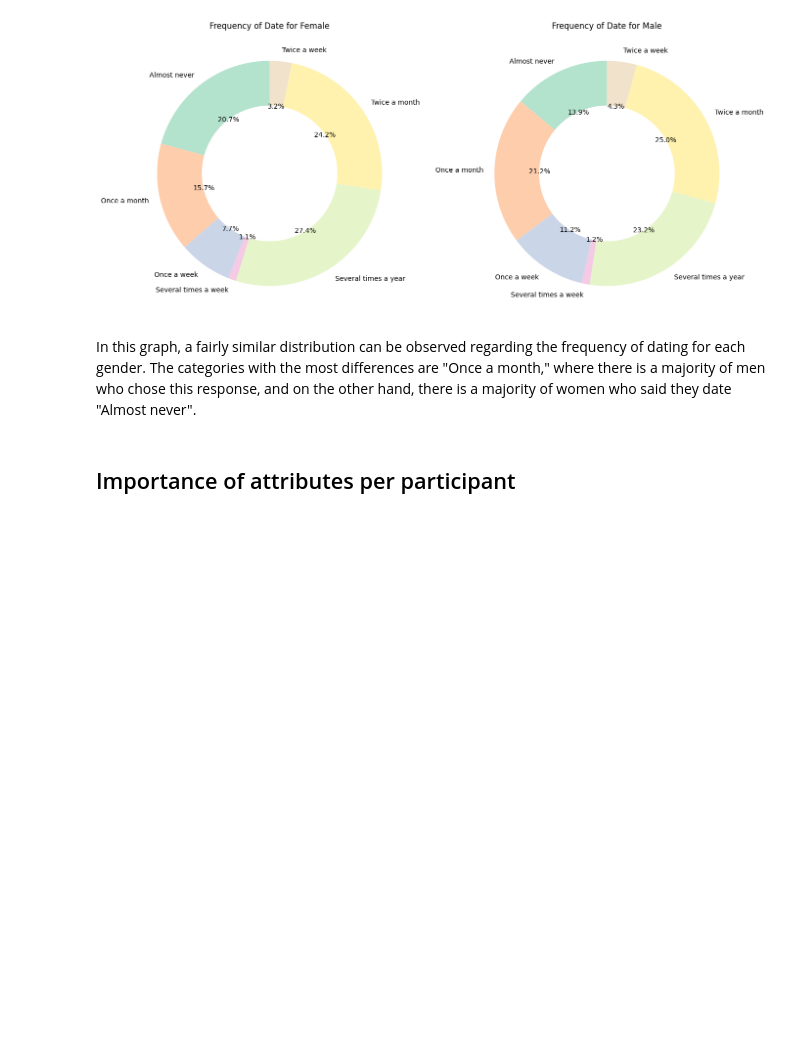
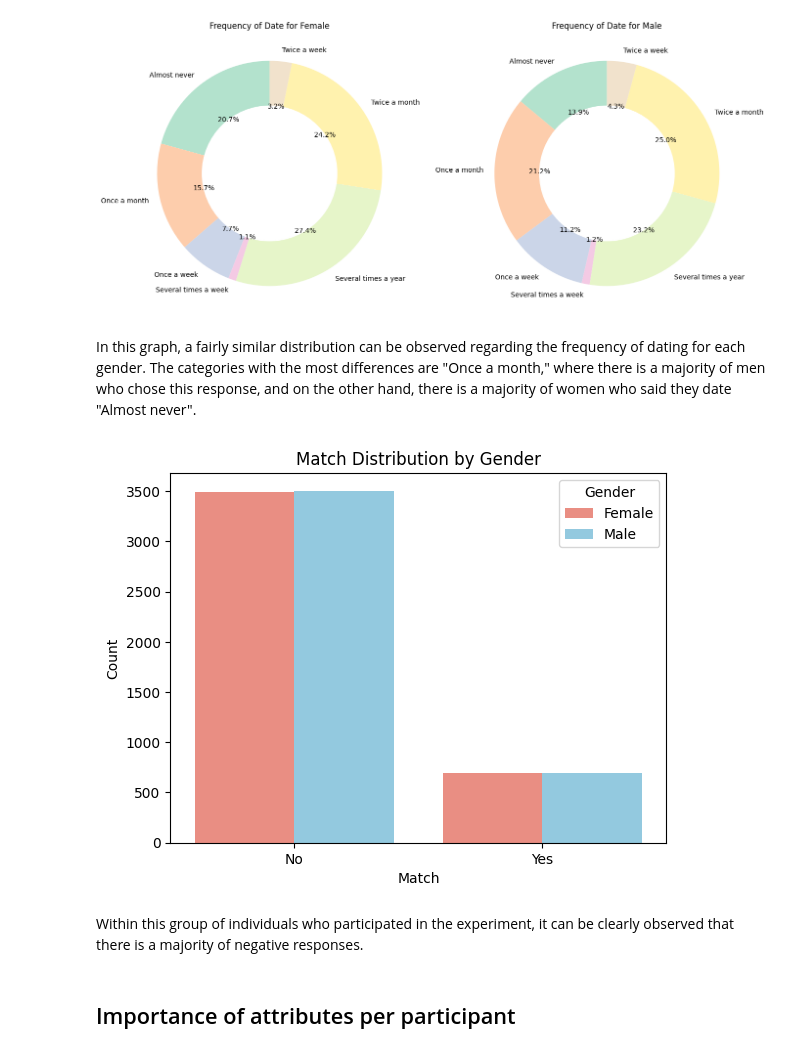
Before and after one commit to eugeniamellano/Bloc-2, a Jupyter notebook: Speed_Dating/Tinder-Project.ipynb, the cells around one changed output. Drawn from its saved outputs; the diff is of its cells as text; code cells hidden in the pictures; blank space fills up the shorter version.

```diff
--- a/Speed_Dating/Tinder-Project.ipynb
+++ b/Speed_Dating/Tinder-Project.ipynb
@@ -294,6 +294,25 @@ plt.show()
 [figure]
 # %% [markdown]
 In this graph, a fairly similar distribution can be observed regarding the frequency of dating for each gender. The categories with the most differences are "Once a month," where there is a majority of men who chose this response, and on the other hand, there is a majority of women who said they date "Almost never".
+# %%
+# colors for graph
+custom_palette = {'Male': 'skyblue', 'Female': 'salmon'}
+
+# graph
+sns.countplot(x='match', hue='gender', data=df, palette=custom_palette)
+
+# add labels
+plt.xlabel('Match')
+plt.ylabel('Count')
+plt.title('Match Distribution by Gender')
+
+# show
+plt.legend(title='Gender')
+plt.show()
+# %% [output]
+[figure, added]
+# %% [markdown]
+Within this group of individuals who participated in the experiment, it can be clearly observed that there is a majority of negative responses.
 # %% [markdown]
 ## Importance of attributes per participant
 # %%
```
Also changed, not shown: parts of 2 cells of this notebook.
